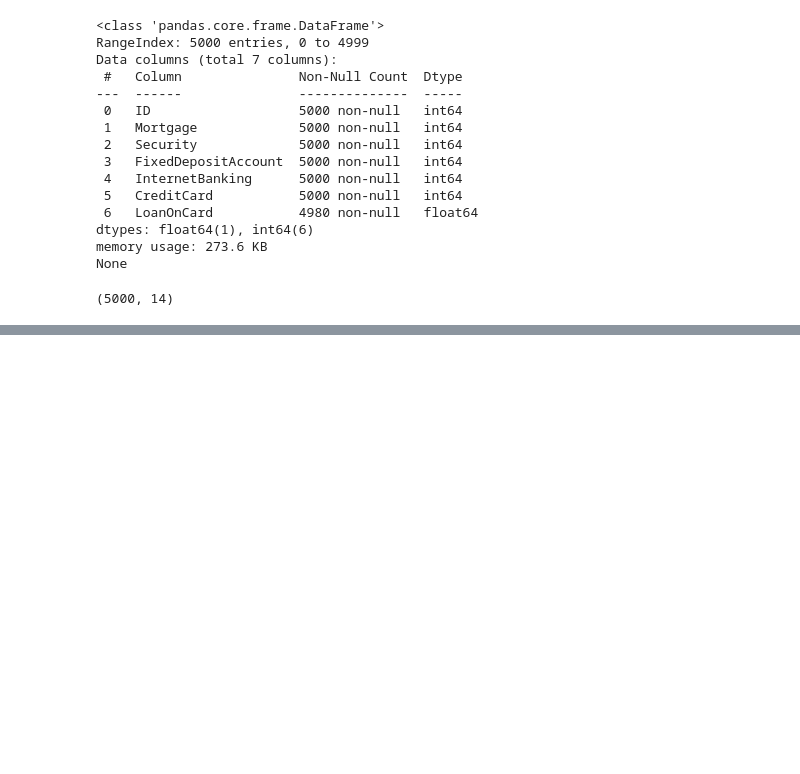
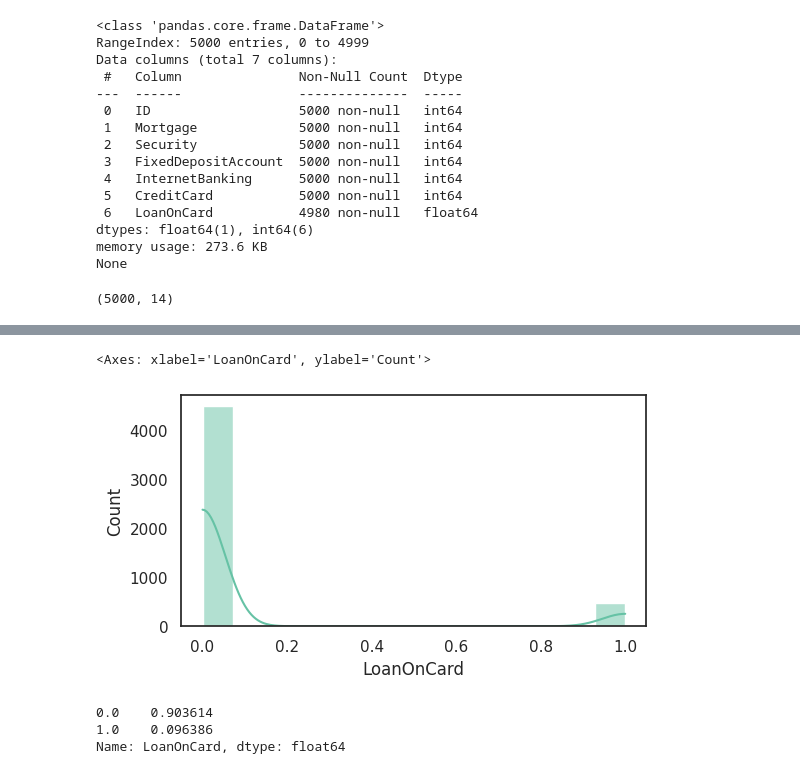
Before and after one commit to nishantkapps/aiml-projects, a Jupyter notebook: Supervised_Learning.ipynb, the cells around one changed output, grey strips where cells are left out. Saved outputs shown, nothing was run; the diff lists cells and outputs as text; code cells hidden in the pictures; blank space fills up the shorter version.

```diff
--- a/Supervised_Learning.ipynb
+++ b/Supervised_Learning.ipynb
@@ -523,7 +523,7 @@ bnkdata.shape
 # %% [output]
 (5000, 14)
 # %%
-binary_cols = ['CreditCard', 'InternetBanking','FixedDepositAccount', 'Security', 'Level', 'HiddenScore']
+binary_cols = ['CreditCard', 'InternetBanking','FixedDepositAccount', 'Security', 'Level', 'HiddenScore', 'LoanOnCard']
 for col in binary_cols:
   bnkdata[col] = bnkdata[col].astype('object')
 
@@ -548,0 +558,12 @@ memory usage: 585.9+ KB
+# %%
+plt.figure(figsize=(6,3))
+sns.histplot(bnkdata['LoanOnCard'], kde=True)
+# %% [output]
+<Axes: xlabel='LoanOnCard', ylabel='Count'>
+[figure, added]
+# %%
+bnkdata['LoanOnCard'].value_counts(normalize=True)
+# %% [output]
+0.0    0.903614
+1.0    0.096386
+Name: LoanOnCard, dtype: float64
```
Also changed, not shown: parts of 25 cells of this notebook.
